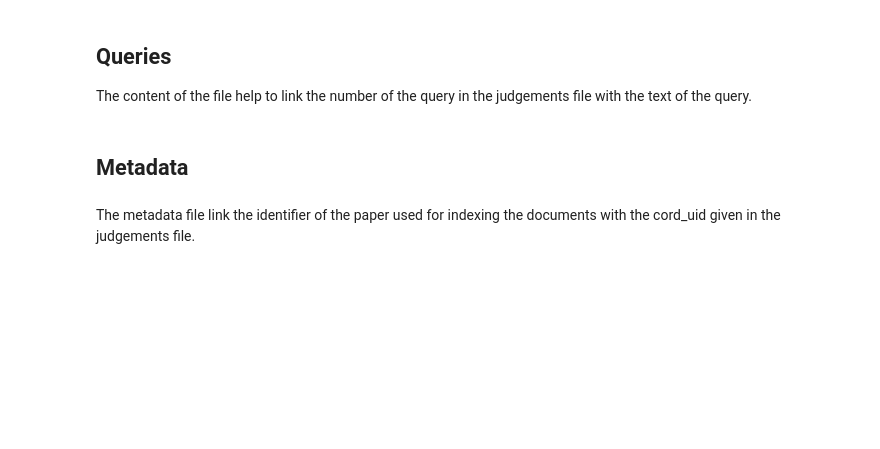
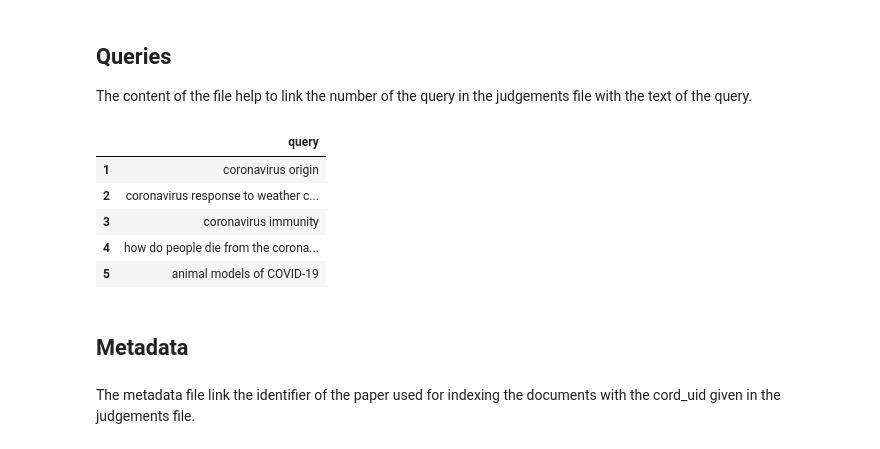
Before and after one commit to themrcesi/Biomedical-Informatics, a Jupyter notebook: Information Retrieval Engine/src/IRSystem.ipynb, the cells around one changed output. Drawn from its saved outputs; the diff is of its cells as text; code cells hidden in the pictures; blank space fills up the shorter version.

```diff
--- a/Information Retrieval Engine/src/IRSystem.ipynb
+++ b/Information Retrieval Engine/src/IRSystem.ipynb
@@ -212,15 +117,15 @@ With the data each file in path_texts we write one row per document in docs.txt
 # %%
 # More than 1 hour
-files = glob.glob(path_texts + "/*.json")
-with open("docs.txt", "w+") as f:
-    i = 1
-    for file in files:
-        print(i)
-        i+=1
-        with open(file) as js:
-            file_json = json.load(js)
-        _, stems = preprocess_document(file_json, stopset)
-        f.write(stems.strip('b\'')+"\n")
+#files = glob.glob(path_texts + "/*.json")
+#with open("docs.txt", "w+") as f:
+#    i = 1
+#    for file in files:
+#        print(i)
+#        i+=1
+#        with open(file) as js:
+#            file_json = json.load(js)
+#        _, stems = preprocess_document(file_json, stopset)
+#        f.write(stems.strip('b\'')+"\n")
 # %% [markdown]
 The class MyCorpus will help to iterate (\_\_iter\_\_ method) over each line of a document.
 # %%
@@ -319,31 +256,38 @@ The content of the file help to link the number of the query in the judgements f
 # %%
 def load_queries(queries_path):
     """
     Receives the path of the queries files and returns a dictionary containing all the queries.
 
     Parameters
     ----------
     queries_path : path of the queries file
 
     Returns
     -------
-    dic_judgements : dictionary
+    df : dataframe
 
     """
     with open(queries_path, "r") as xml_file:
         data_dict = xtd.parse(xml_file.read())
     xml_file.close()
 
     dic_queries = {}
     for query in data_dict["topics"]["topic"]:
         dic_queries[query["@number"]] = query["query"]
 
     df = pd.DataFrame.from_dict(dic_queries, orient='index', columns=['query'])
 
     return df
 
 queries = load_queries(path_queries)
 queries.head()
+# %% [output]
+|  | query |
+| 1 | coronavirus origin |
+| 2 | coronavirus response to weather c... |
+| 3 | coronavirus immunity |
+| 4 | how do people die from the corona... |
+| 5 | animal models of COVID-19 |
 # %% [markdown]
 ## Metadata
 # %% [markdown]
```
Also changed, not shown: parts of 53 cells of this notebook.
